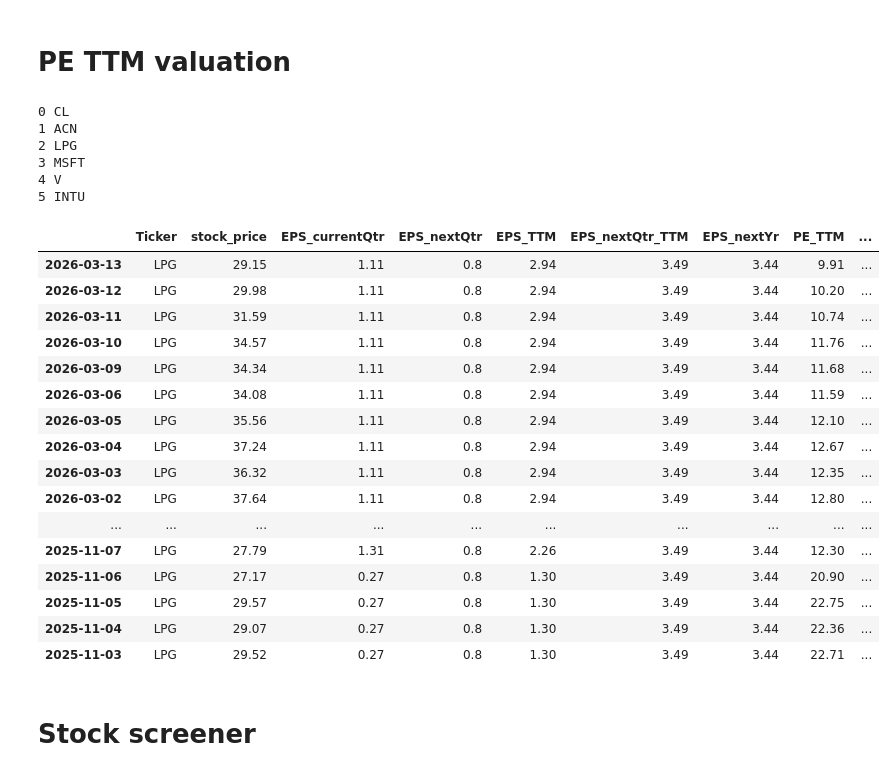
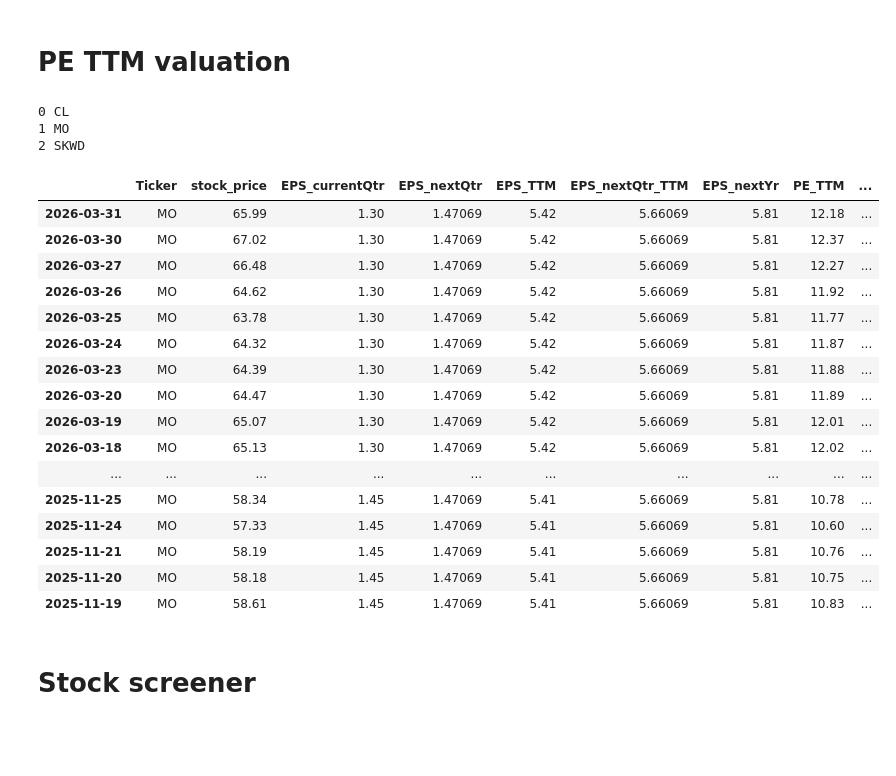
Before and after one commit to tangj310/Inv_equity, a Jupyter notebook: 03_PE_TTM_valuation/PE_TTM_valuation.ipynb, the cells around one changed output. Saved outputs shown, nothing was run; the diff lists cells and outputs as text; code cells hidden in the pictures; blank space fills up the shorter version.

```diff
--- a/03_PE_TTM_valuation/PE_TTM_valuation.ipynb
+++ b/03_PE_TTM_valuation/PE_TTM_valuation.ipynb
@@ -56,18 +56,18 @@ alpha_vantage_function = {
 ticker_symbols = [
 
     'CL'
-    ,'ACN'
+    # ,'UVV'
     # ,'GOOG'
     # ,'TSM'
     # ,'META'
-    ,'LPG'
+    ,'MO'
     # ,'NVDA'
-    # ,'SKWD'
-    ,'MSFT'
+    ,'SKWD'
+    # ,'MSFT'
     # ,'NFLX'
-    ,'V'
+    # ,'V'
     # ,'PG'
-    ,'INTU'
+    # ,'INTU'
     # ,'ISRG'
     ]
 
@@ -122,7 +122,7 @@ earning_calendar = [
     ,12  # this will return next 4 qtr forecast earning
 ]
 
-PE_yr_range = 9 # this will return x-1 yr PE range, cuz you cannot get current year end PE
+PE_yr_range = 6 # this will return x-1 yr PE range, cuz you cannot get current year end PE
 
 ticker_dict_json = {}
 ticker_dict_pd = {}
@@ -769,31 +769,28 @@ for j, symbol in enumerate(ticker_symbols):
 ticker_screen_df['Industry_PE_TTM_avg'] = round(ticker_screen_df['PE_TTM'].mean(), 2)
 # %% [output]
 0 CL
-1 ACN
-2 LPG
-3 MSFT
-4 V
-5 INTU
+1 MO
+2 SKWD
 # %%
-ticker_dict_pd['LPG']
+ticker_dict_pd['MO']
 # %% [output]
 |  | Ticker | stock_price | EPS_currentQtr | EPS_nextQtr | EPS_TTM | EPS_nextQtr_TTM | EPS_nextYr | PE_TTM | ... |
-| 2026-03-13 | LPG | 29.15 | 1.11 | 0.8 | 2.94 | 3.49 | 3.44 | 9.91 | ... |
-| 2026-03-12 | LPG | 29.98 | 1.11 | 0.8 | 2.94 | 3.49 | 3.44 | 10.20 | ... |
-| 2026-03-11 | LPG | 31.59 | 1.11 | 0.8 | 2.94 | 3.49 | 3.44 | 10.74 | ... |
-| 2026-03-10 | LPG | 34.57 | 1.11 | 0.8 | 2.94 | 3.49 | 3.44 | 11.76 | ... |
-| 2026-03-09 | LPG | 34.34 | 1.11 | 0.8 | 2.94 | 3.49 | 3.44 | 11.68 | ... |
-| 2026-03-06 | LPG | 34.08 | 1.11 | 0.8 | 2.94 | 3.49 | 3.44 | 11.59 | ... |
-| 2026-03-05 | LPG | 35.56 | 1.11 | 0.8 | 2.94 | 3.49 | 3.44 | 12.10 | ... |
-| 2026-03-04 | LPG | 37.24 | 1.11 | 0.8 | 2.94 | 3.49 | 3.44 | 12.67 | ... |
-| 2026-03-03 | LPG | 36.32 | 1.11 | 0.8 | 2.94 | 3.49 | 3.44 | 12.35 | ... |
-| 2026-03-02 | LPG | 37.64 | 1.11 | 0.8 | 2.94 | 3.49 | 3.44 | 12.80 | ... |
+| 2026-03-31 | MO | 65.99 | 1.30 | 1.47069 | 5.42 | 5.66069 | 5.81 | 12.18 | ... |
+| 2026-03-30 | MO | 67.02 | 1.30 | 1.47069 | 5.42 | 5.66069 | 5.81 | 12.37 | ... |
+| 2026-03-27 | MO | 66.48 | 1.30 | 1.47069 | 5.42 | 5.66069 | 5.81 | 12.27 | ... |
+| 2026-03-26 | MO | 64.62 | 1.30 | 1.47069 | 5.42 | 5.66069 | 5.81 | 11.92 | ... |
+| 2026-03-25 | MO | 63.78 | 1.30 | 1.47069 | 5.42 | 5.66069 | 5.81 | 11.77 | ... |
+| 2026-03-24 | MO | 64.32 | 1.30 | 1.47069 | 5.42 | 5.66069 | 5.81 | 11.87 | ... |
+| 2026-03-23 | MO | 64.39 | 1.30 | 1.47069 | 5.42 | 5.66069 | 5.81 | 11.88 | ... |
+| 2026-03-20 | MO | 64.47 | 1.30 | 1.47069 | 5.42 | 5.66069 | 5.81 | 11.89 | ... |
+| 2026-03-19 | MO | 65.07 | 1.30 | 1.47069 | 5.42 | 5.66069 | 5.81 | 12.01 | ... |
+| 2026-03-18 | MO | 65.13 | 1.30 | 1.47069 | 5.42 | 5.66069 | 5.81 | 12.02 | ... |
 | ... | ... | ... | ... | ... | ... | ... | ... | ... | ... |
-| 2025-11-07 | LPG | 27.79 | 1.31 | 0.8 | 2.26 | 3.49 | 3.44 | 12.30 | ... |
-| 2025-11-06 | LPG | 27.17 | 0.27 | 0.8 | 1.30 | 3.49 | 3.44 | 20.90 | ... |
-| 2025-11-05 | LPG | 29.57 | 0.27 | 0.8 | 1.30 | 3.49 | 3.44 | 22.75 | ... |
-| 2025-11-04 | LPG | 29.07 | 0.27 | 0.8 | 1.30 | 3.49 | 3.44 | 22.36 | ... |
-| 2025-11-03 | LPG | 29.52 | 0.27 | 0.8 | 1.30 | 3.49 | 3.44 | 22.71 | ... |
+| 2025-11-25 | MO | 58.34 | 1.45 | 1.47069 | 5.41 | 5.66069 | 5.81 | 10.78 | ... |
+| 2025-11-24 | MO | 57.33 | 1.45 | 1.47069 | 5.41 | 5.66069 | 5.81 | 10.60 | ... |
+| 2025-11-21 | MO | 58.19 | 1.45 | 1.47069 | 5.41 | 5.66069 | 5.81 | 10.76 | ... |
+| 2025-11-20 | MO | 58.18 | 1.45 | 1.47069 | 5.41 | 5.66069 | 5.81 | 10.75 | ... |
+| 2025-11-19 | MO | 58.61 | 1.45 | 1.47069 | 5.41 | 5.66069 | 5.81 | 10.83 | ... |
 # %% [markdown]
 # Stock screener
 # %%
```
Also changed, not shown: parts of 1 cell of this notebook, 1 other file.
